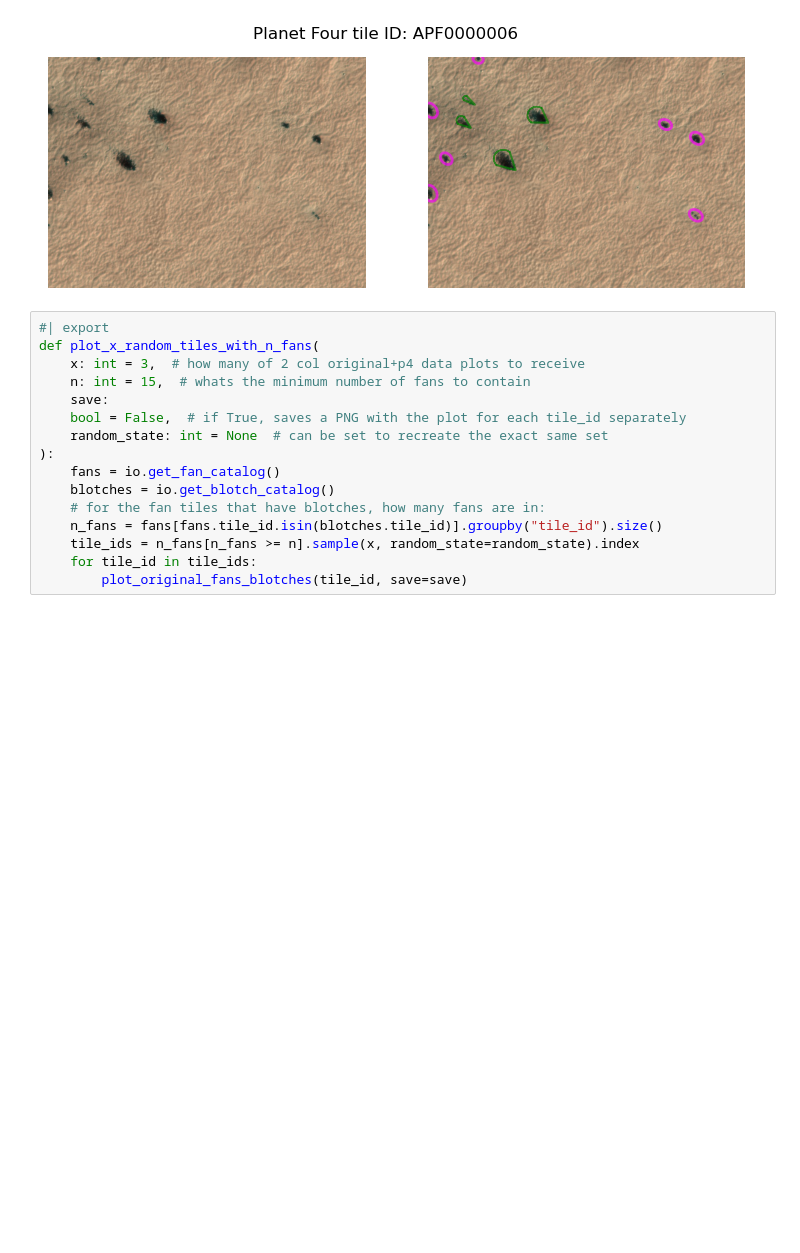
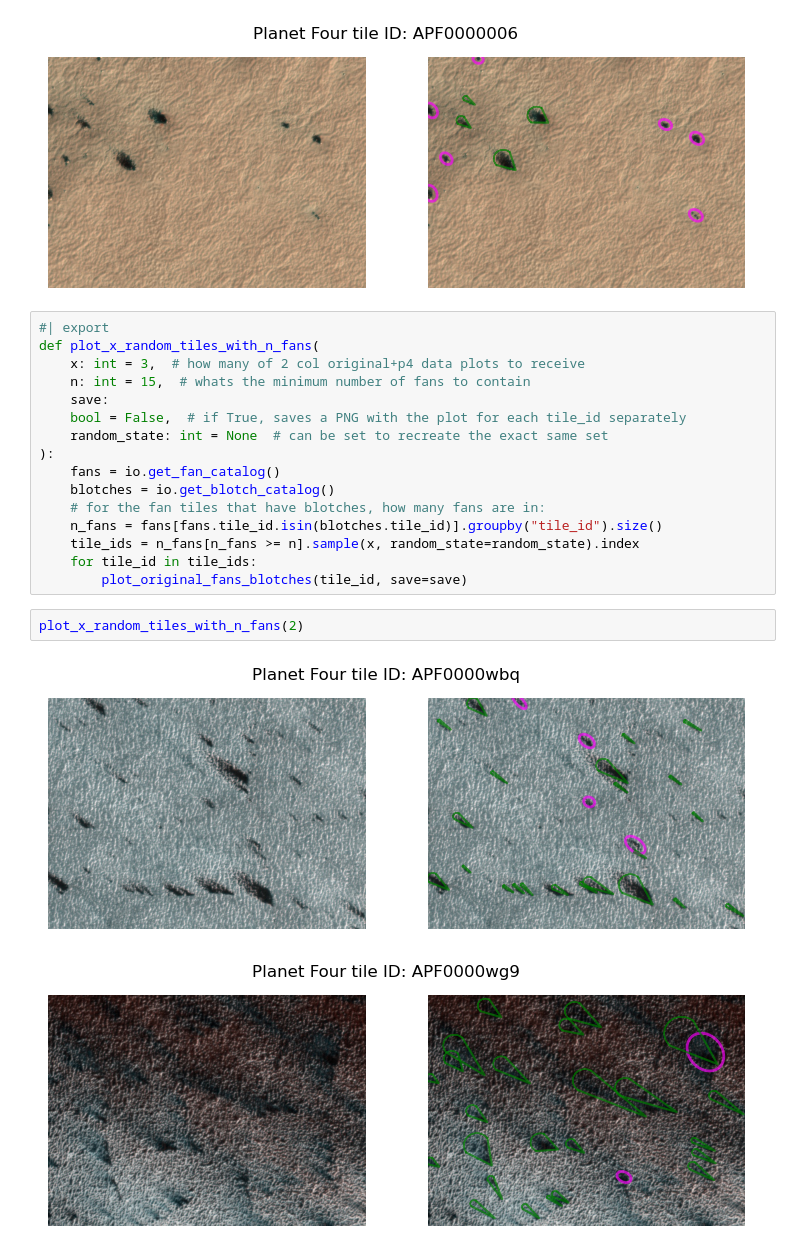
Before and after one commit to michaelaye/p4tools, a Jupyter notebook: notebooks/02_plotting.ipynb, the cells around one changed output. Saved outputs shown, nothing was run; the diff lists cells and outputs as text; blank space fills up the shorter version.

```diff
--- a/notebooks/02_plotting.ipynb
+++ b/notebooks/02_plotting.ipynb
@@ -105,3 +105,8 @@ def plot_x_random_tiles_with_n_fans(
     tile_ids = n_fans[n_fans >= n].sample(x, random_state=random_state).index
     for tile_id in tile_ids:
         plot_original_fans_blotches(tile_id, save=save)
+# %%
+plot_x_random_tiles_with_n_fans(2)
+# %% [output]
+[figure, added]
+[figure, added]
```
Also changed, not shown: 11 other files.
